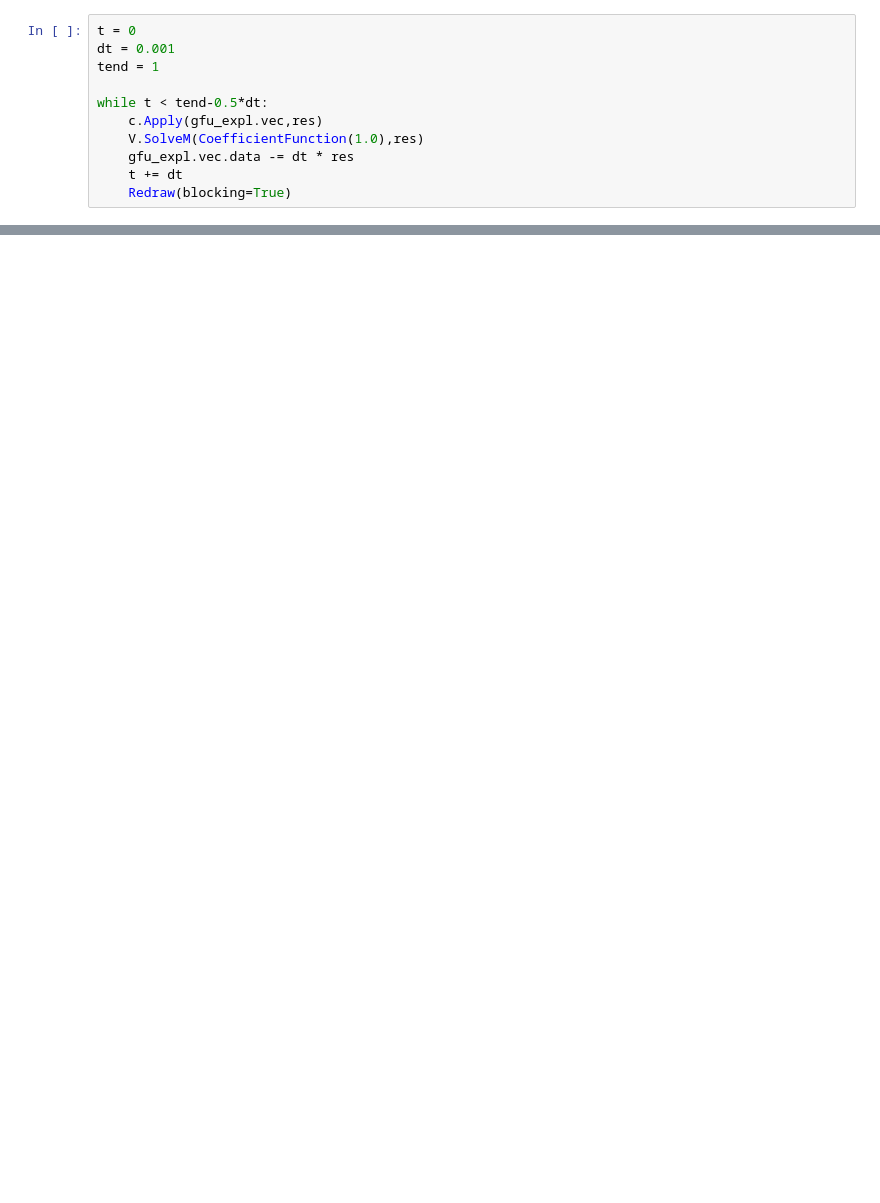
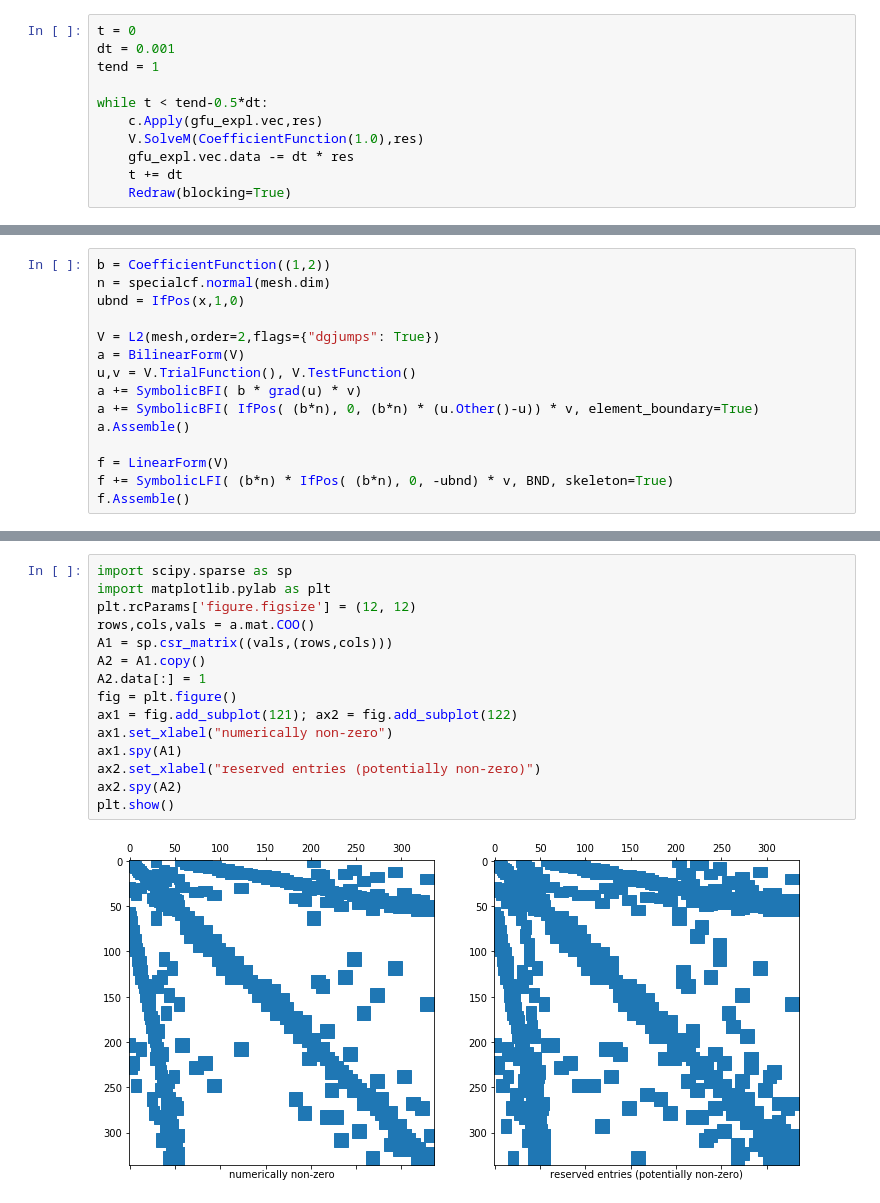
Before and after one commit to ddrake/ngsolve_notebooks, a Jupyter notebook: DG_Method_for_convection.ipynb, the cells around one changed output, grey strips where cells are left out. Saved outputs shown, nothing was run; the diff lists cells and outputs as text; blank space fills up the shorter version.

```diff
--- a/DG_Method_for_convection.ipynb
+++ b/DG_Method_for_convection.ipynb
@@ -85,0 +158,15 @@ print(type(vals))
+# %%
+b = CoefficientFunction((1,2))
+n = specialcf.normal(mesh.dim)
+ubnd = IfPos(x,1,0)
+
+V = L2(mesh,order=2,flags={"dgjumps": True})
+a = BilinearForm(V)
+u,v = V.TrialFunction(), V.TestFunction()
+a += SymbolicBFI( b * grad(u) * v)
+a += SymbolicBFI( IfPos( (b*n), 0, (b*n) * (u.Other()-u)) * v, element_boundary=True)
+a.Assemble()
+
+f = LinearForm(V)
+f += SymbolicLFI( (b*n) * IfPos( (b*n), 0, -ubnd) * v, BND, skeleton=True)
+f.Assemble()
@@ -85,0 +187,17 @@ print(type(vals))
+# %%
+import scipy.sparse as sp
+import matplotlib.pylab as plt
+plt.rcParams['figure.figsize'] = (12, 12)
+rows,cols,vals = a.mat.COO()
+A1 = sp.csr_matrix((vals,(rows,cols)))
+A2 = A1.copy()
+A2.data[:] = 1
+fig = plt.figure()
+ax1 = fig.add_subplot(121); ax2 = fig.add_subplot(122)
+ax1.set_xlabel("numerically non-zero")
+ax1.spy(A1)
+ax2.set_xlabel("reserved entries (potentially non-zero)")
+ax2.spy(A2)
+plt.show()
+# %% [output]
+[figure, added]
```
Also changed, not shown: parts of 13 cells of this notebook, 24 other files.
